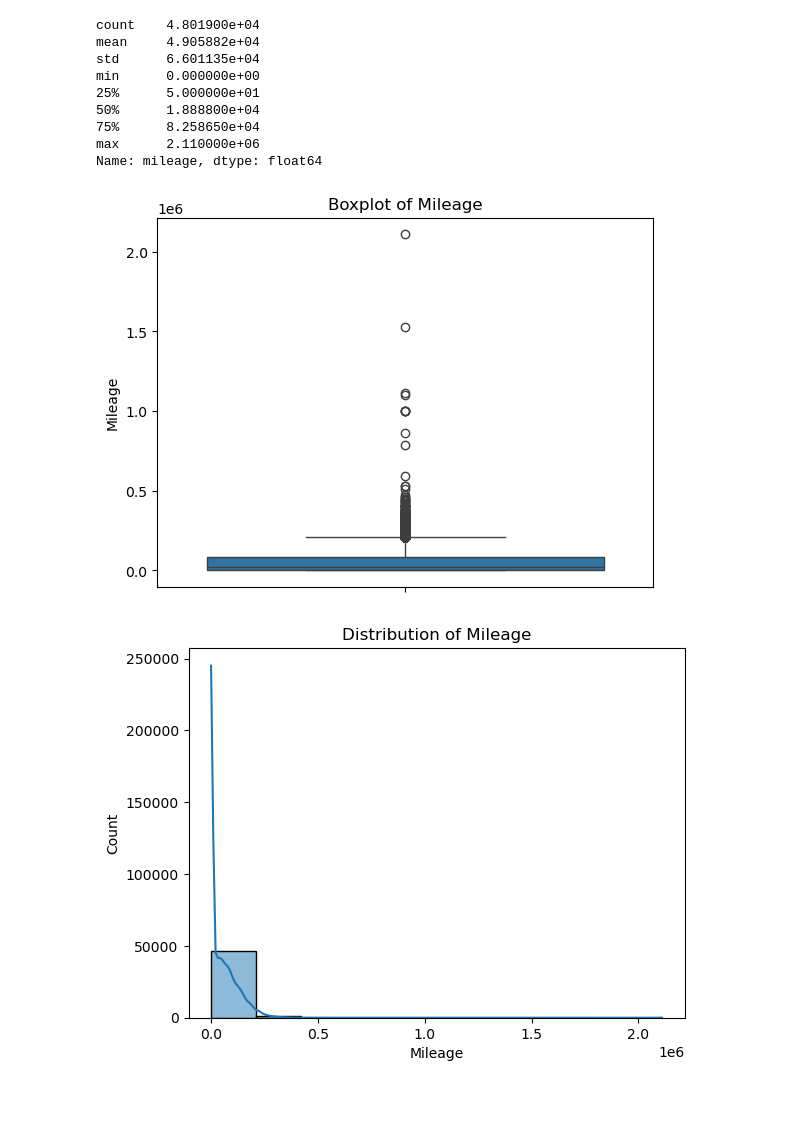
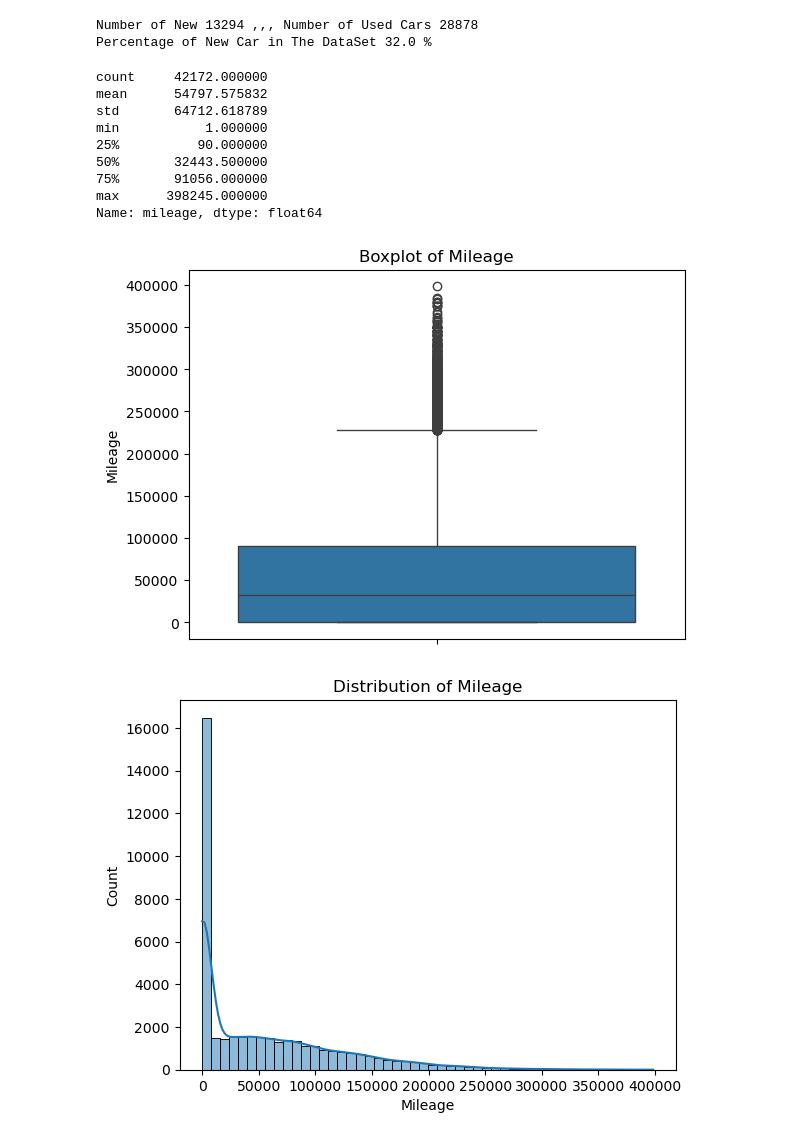
Before and after one commit to MohammadTajamiri/AutoTrader, a Jupyter notebook: Project 1/EDA.ipynb, the cells around one changed output. Cells and saved outputs as stored; diff of their text form; code cells hidden in the pictures; blank space fills up the shorter version.

```diff
--- a/Project 1/EDA.ipynb
+++ b/Project 1/EDA.ipynb
@@ -28,14 +28,26 @@ memory usage: 6.2+ MB
+# %%
+#How Many Used Car do we have:
+NumberOfNewCars = df[df["Condition"] == "New"].shape[0]
+NumberOfUsedCars = df[df["Condition"] == "Used"].shape[0]
+print(f"Number of New {NumberOfNewCars} ,,, Number of Used Cars {NumberOfUsedCars}")
+print(f"Percentage of New Car in The DataSet {np.round((NumberOfNewCars / (NumberOfNewCars + NumberOfUsedCars)*100))} %" )
+# %% [output]
+Number of New 13294 ,,, Number of Used Cars 28878
+Percentage of New Car in The DataSet 32.0 %
+# %%
+#We will only check the usuage of the used cars we dropping the mileage and Price of a New Car.
+df.drop(df[df["Condition"]=="New"].index,inplace=True)
 # %%
 df["mileage"].describe()
 # %% [output]
-count    4.801900e+04
-mean     4.905882e+04
-std      6.601135e+04
-min      0.000000e+00
-25%      5.000000e+01
-50%      1.888800e+04
-75%      8.258650e+04
-max      2.110000e+06
+count     42172.000000
+mean      54797.575832
+std       64712.618789
+min           1.000000
+25%          90.000000
+50%       32443.500000
+75%       91056.000000
+max      398245.000000
 Name: mileage, dtype: float64
 # %%
 sns.boxplot(y=df["mileage"])
@@ -43,16 +55,16 @@ plt.title("Boxplot of Mileage")
 plt.ylabel("Mileage")
 plt.show()
 # %% [output]
-[figure, old version]
+[figure, new version]
 # %%
 #Mileage
-sns.histplot(df["mileage"],bins=10,kde=True)
+sns.histplot(df["mileage"],bins=50,kde=True)
 plt.title("Distribution of Mileage")
 plt.xlabel("Mileage")
 plt.ylabel("Count")
 plt.show()
 # %% [output]
-[figure, old version]
+[figure, new version]
 # %%
 df["price"].describe()
 # %% [output]
```
Also changed, not shown: parts of 5 cells of this notebook, 4 other files.
